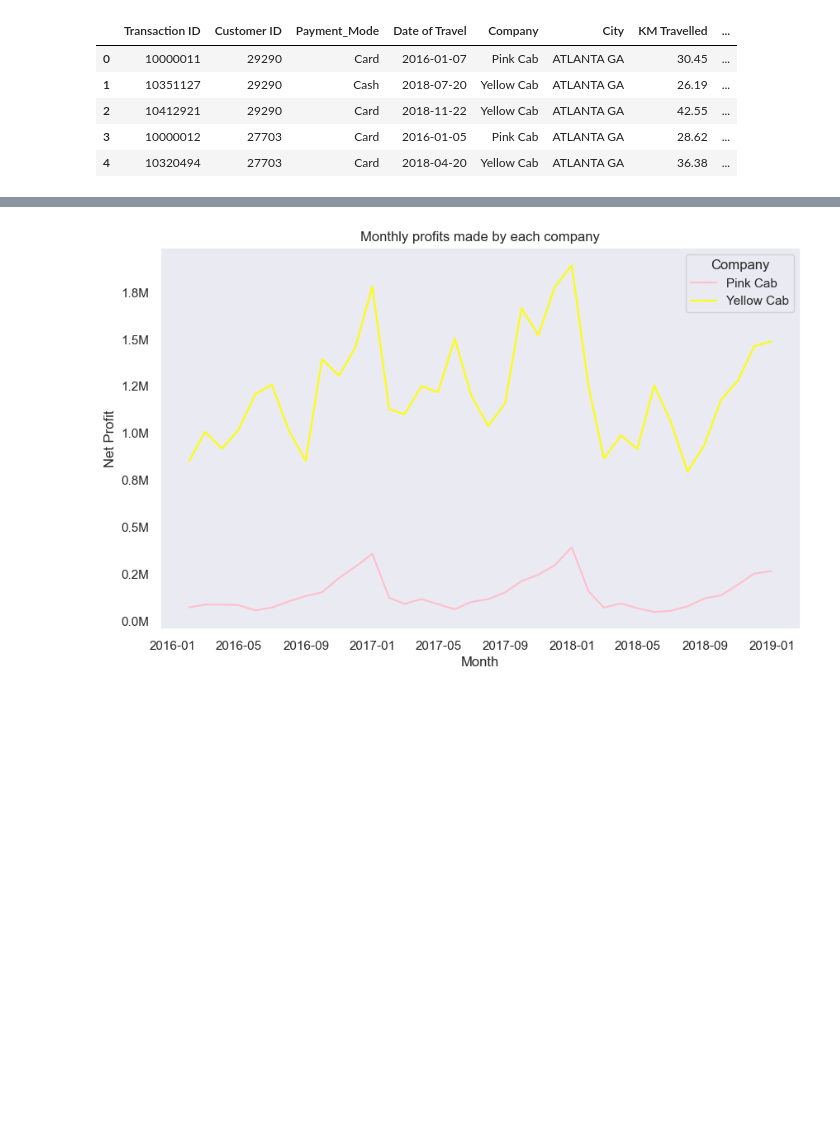
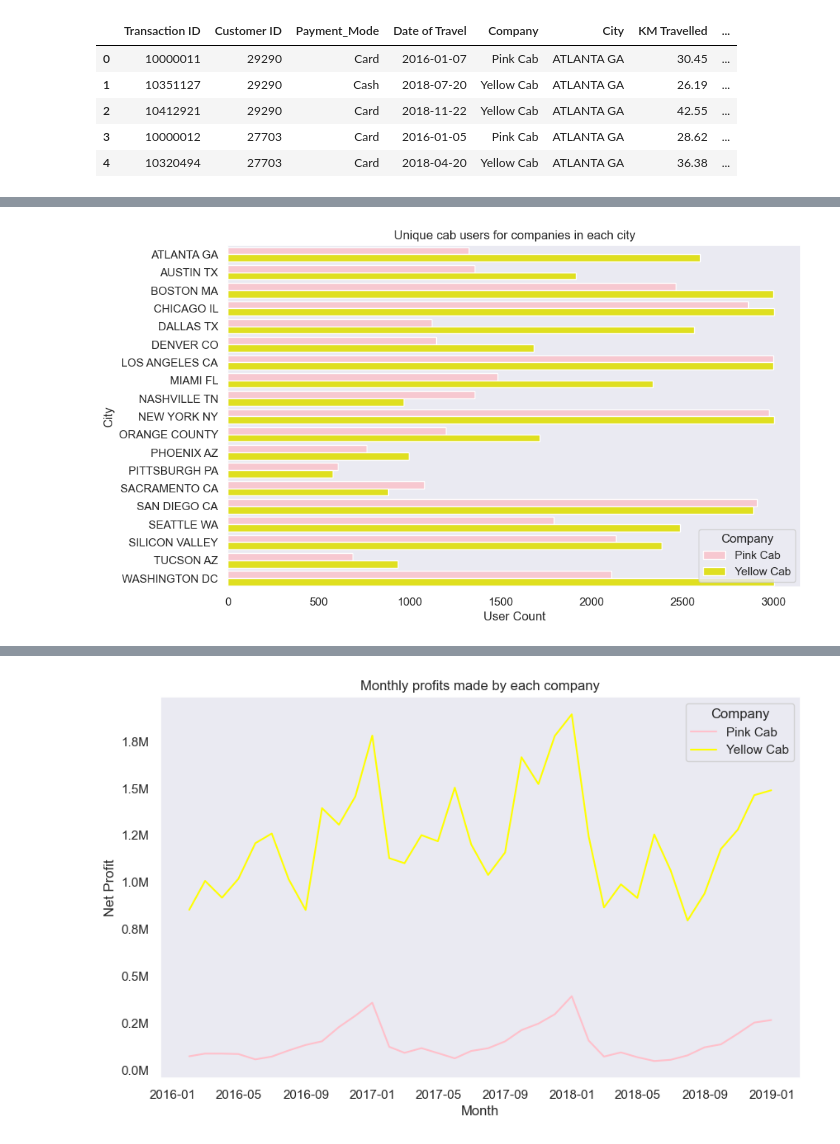
Before and after one commit to dorukdincer/DG_Virtual_Internship, a Jupyter notebook: Week 2/eda.ipynb, the cells around one changed output, grey strips where cells are left out. Cells and saved outputs as stored; diff of their text form; code cells hidden in the pictures; blank space fills up the shorter version.

```diff
--- a/Week 2/eda.ipynb
+++ b/Week 2/eda.ipynb
@@ -98,0 +106,6 @@ Text(0.5, 1.0, 'Cab users by city')
+# %%
+users_company_city = master_data.groupby(['Company', 'City'])['Customer ID'].nunique().reset_index()
+users_company_city.rename(columns={'Customer ID': 'User Count'}, inplace=True)
+customers_comapny_city = sns.barplot(data=users_company_city, y='City', x='User Count', hue='Company', palette=company_colors).set_title('Unique cab users for companies in each city')
+# %% [output]
+[figure, added]
```
Also changed, not shown: parts of 12 cells of this notebook.
